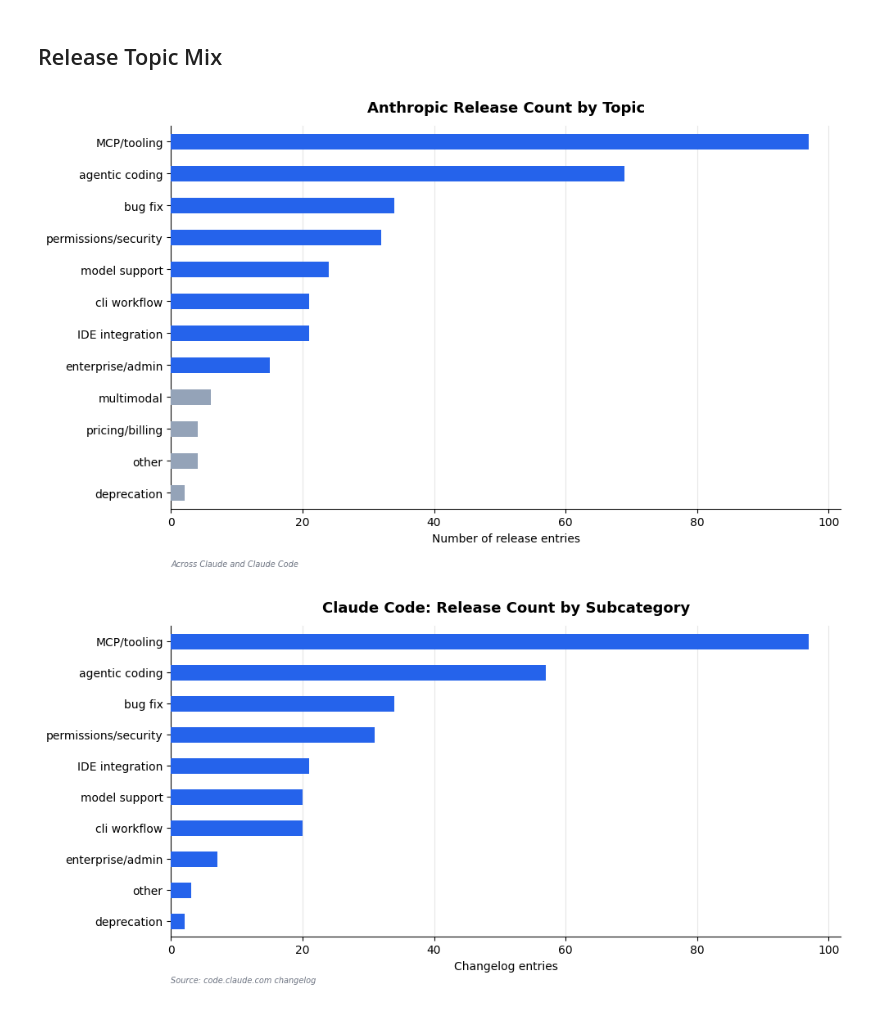
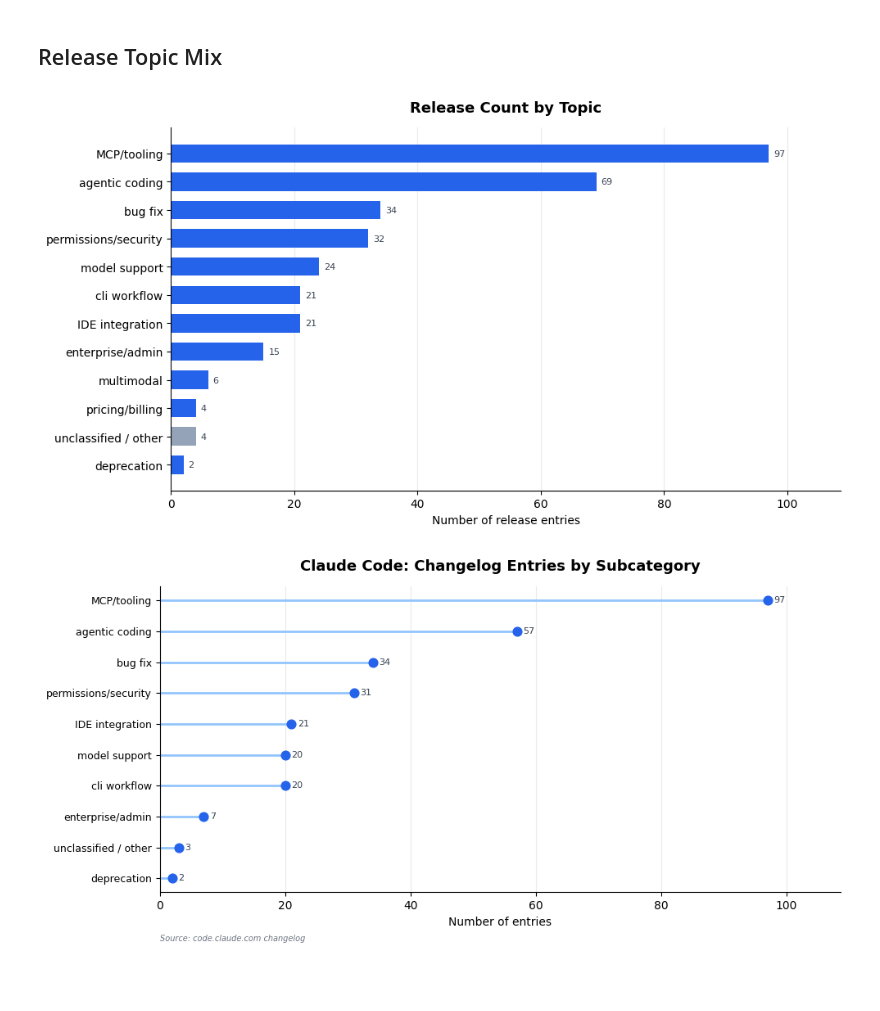
Before and after one commit to lvltcode/anthropic-academy-coverage-gap, a Jupyter notebook: notebooks/01_anthropic_content_coverage_gap.ipynb, the cells around one changed output. Cells and saved outputs as stored; diff of their text form; code cells hidden in the pictures; blank space fills up the shorter version.

```diff
--- a/notebooks/01_anthropic_content_coverage_gap.ipynb
+++ b/notebooks/01_anthropic_content_coverage_gap.ipynb
@@ -31,27 +35,26 @@ This is the evidence layer for the Craftmindship article [*Anthropic Academy and
 # %%
 import pandas as pd
+import numpy as np
 import matplotlib.pyplot as plt
 import matplotlib.ticker as mticker
+import matplotlib.patches as mpatches
+from matplotlib.colors import ListedColormap, BoundaryNorm
 from pathlib import Path
 
 PROCESSED = Path('../data/processed')
 CHARTS = Path('../outputs/charts')
 CHARTS.mkdir(parents=True, exist_ok=True)
 
-# Chart style
-COLORS = {
-    "Claude": "#D97706", "Claude Code": "#2563EB",
-    "substantive": "#2563EB", "maintenance": "#94A3B8",
-    "covered": "#16A34A", "partial": "#EAB308", "not visible": "#DC2626",
-}
+C = {"blue": "#2563EB", "amber": "#D97706", "slate": "#94A3B8",
+     "green": "#16A34A", "yellow": "#EAB308", "red": "#DC2626",
+     "blue_l": "#93C5FD"}
+STATUS_C = {"covered": C["green"], "partial": C["yellow"], "not visible": C["red"]}
 
-def style_ax(ax, title, xlabel, ylabel, note=None):
-    ax.set_title(title, fontsize=13, fontweight="bold", pad=12)
-    ax.set_xlabel(xlabel, fontsize=10)
-    ax.set_ylabel(ylabel, fontsize=10)
-    ax.spines["top"].set_visible(False)
-    ax.spines["right"].set_visible(False)
+def style(ax, title, xlabel="", ylabel="", note=None):
+    ax.set_title(title, fontsize=13, fontweight="bold", pad=14)
+    ax.set_xlabel(xlabel, fontsize=10); ax.set_ylabel(ylabel, fontsize=10)
+    for sp in ("top", "right"): ax.spines[sp].set_visible(False)
     if note:
-        ax.annotate(note, xy=(0, -0.15), xycoords="axes fraction",
+        ax.annotate(note, xy=(0, -0.16), xycoords="axes fraction",
                     fontsize=7, color="#6B7280", style="italic")
 # %% [markdown]
@@ -190,35 +180,45 @@ Classification rule: "substantive" if it adds a new feature, changes API behavio
 # %% [markdown]
 ## Release Topic Mix
 # %%
-# Chart 3: Release count by topic
+# Chart 3: Topic distribution — horizontal bars
 tc = releases.groupby('topic_subcategory').size().sort_values(ascending=True)
+tc.index = [('unclassified / other' if t == 'other' else t) for t in tc.index]
 
-fig, ax = plt.subplots(figsize=(10, 6))
-colors = ['#2563EB' if tc[t] > 10 else '#94A3B8' for t in tc.index]
-tc.plot(kind='barh', ax=ax, color=colors, zorder=3)
-ax.grid(axis='x', alpha=0.3, zorder=0)
-style_ax(ax, 'Anthropic Release Count by Topic', 'Number of release entries', '',
-         'Across Claude and Claude Code')
+fig, ax = plt.subplots(figsize=(10, 5.5))
+colors = [C['slate'] if 'unclassified' in t else C['blue'] for t in tc.index]
+bars = ax.barh(tc.index, tc.values, color=colors, zorder=2, height=0.65)
+for bar, val in zip(bars, tc.values):
+    ax.text(val + 0.8, bar.get_y() + bar.get_height() / 2, str(val), va='center', fontsize=8, color='#374151')
+ax.grid(axis='x', alpha=0.25, zorder=0)
+ax.set_xlim(right=tc.max() * 1.12)
+style(ax, 'Release Count by Topic', 'Number of release entries', '')
 plt.tight_layout()
 plt.savefig(CHARTS / 'anthropic_release_topics.png', dpi=150, bbox_inches='tight')
 plt.show()
 # %% [output]
-[figure, old version]
+[figure, new version]
 # %%
-# Chart 4: Claude Code subcategories
+# Chart 4: Claude Code subcategories — lollipop plot
 cc = releases[releases['product_area'] == 'Claude Code']
 sc = cc.groupby('topic_subcategory').size().sort_values(ascending=True)
+sc.index = [('unclassified / other' if t == 'other' else t) for t in sc.index]
 
 fig, ax = plt.subplots(figsize=(10, 5))
-sc.plot(kind='barh', ax=ax, color='#2563EB', zorder=3)
-ax.grid(axis='x', alpha=0.3, zorder=0)
-style_ax(ax, 'Claude Code: Release Count by Subcategory', 'Changelog entries', '',
-         'Source: code.claude.com changelog')
+y = range(len(sc))
+ax.hlines(y, 0, sc.values, color=C['blue_l'], lw=2, zorder=2)
+ax.scatter(sc.values, y, color=C['blue'], s=60, zorder=3)
+for i, (val, label) in enumerate(zip(sc.values, sc.index)):
+    ax.text(val + 1, i, str(val), va='center', fontsize=8, color='#374151')
+ax.set_yticks(list(y)); ax.set_yticklabels(sc.index, fontsize=9)
+ax.set_xlim(left=0, right=sc.max() * 1.12)
+ax.grid(axis='x', alpha=0.25, zorder=0)
+style(ax, 'Claude Code: Changelog Entries by Subcategory', 'Number of entries', '',
+      'Source: code.claude.com changelog')
 plt.tight_layout()
 plt.savefig(CHARTS / 'anthropic_claude_code_subcategories.png', dpi=150, bbox_inches='tight')
 plt.show()
 # %% [output]
-[figure, old version]
+[figure, new version]
 # %% [markdown]
 ## Anthropic Academy Course Catalog
 
```
Also changed, not shown: parts of 27 cells of this notebook, 7 other files.
